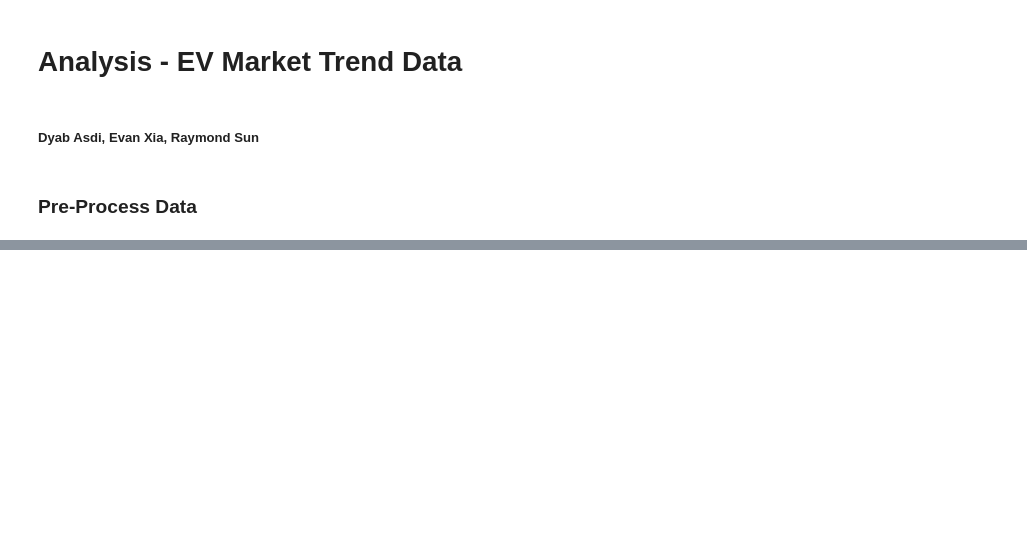
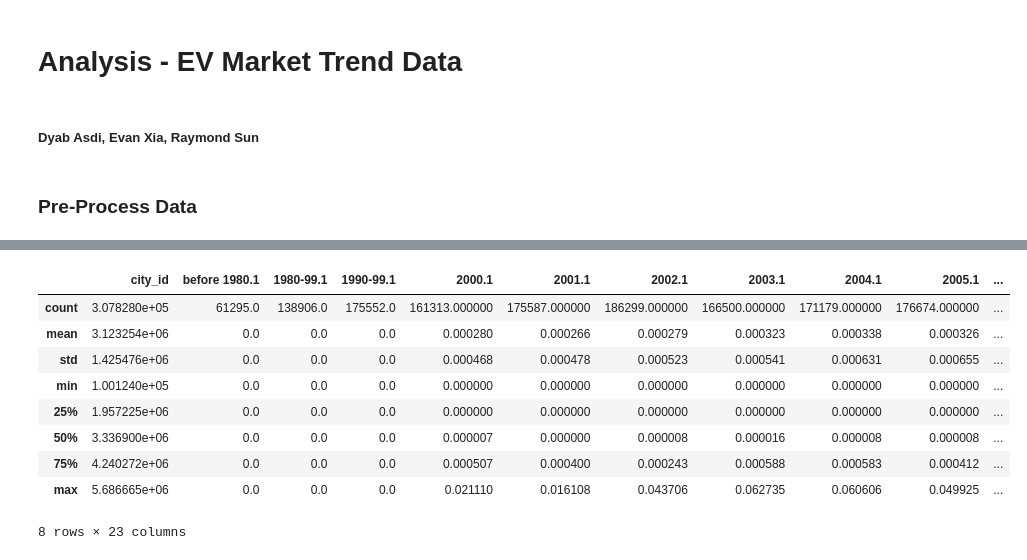
Before and after one commit to dyabasdi/Data-Visualization, a Jupyter notebook: Project/analysis.ipynb, the cells around one changed output, grey strips where cells are left out. Saved outputs shown, nothing was run; the diff lists cells and outputs as text; code cells hidden in the pictures; blank space fills up the shorter version.

```diff
--- a/Project/analysis.ipynb
+++ b/Project/analysis.ipynb
@@ -55,0 +164,3 @@ Name: 0, dtype: object
+# %%
+df2 = pd.read_csv("2016cityandcountylightdutyvehicleinventory.csv")
+df2.head()
@@ -55,0 +195,13 @@ Name: 0, dtype: object
+# %%
+df2.describe()
+# %% [output]
+|  | city_id | before 1980.1 | 1980-99.1 | 1990-99.1 | 2000.1 | 2001.1 | 2002.1 | 2003.1 | 2004.1 | 2005.1 | ... |
+| count | 3.078280e+05 | 61295.0 | 138906.0 | 175552.0 | 161313.000000 | 175587.000000 | 186299.000000 | 166500.000000 | 171179.000000 | 176674.000000 | ... |
+| mean | 3.123254e+06 | 0.0 | 0.0 | 0.0 | 0.000280 | 0.000266 | 0.000279 | 0.000323 | 0.000338 | 0.000326 | ... |
+| std | 1.425476e+06 | 0.0 | 0.0 | 0.0 | 0.000468 | 0.000478 | 0.000523 | 0.000541 | 0.000631 | 0.000655 | ... |
+| min | 1.001240e+05 | 0.0 | 0.0 | 0.0 | 0.000000 | 0.000000 | 0.000000 | 0.000000 | 0.000000 | 0.000000 | ... |
+| 25% | 1.957225e+06 | 0.0 | 0.0 | 0.0 | 0.000000 | 0.000000 | 0.000000 | 0.000000 | 0.000000 | 0.000000 | ... |
+| 50% | 3.336900e+06 | 0.0 | 0.0 | 0.0 | 0.000007 | 0.000000 | 0.000008 | 0.000016 | 0.000008 | 0.000008 | ... |
+| 75% | 4.240272e+06 | 0.0 | 0.0 | 0.0 | 0.000507 | 0.000400 | 0.000243 | 0.000588 | 0.000583 | 0.000412 | ... |
+| max | 5.686665e+06 | 0.0 | 0.0 | 0.0 | 0.021110 | 0.016108 | 0.043706 | 0.062735 | 0.060606 | 0.049925 | ... |
+8 rows × 23 columns
```
Also changed, not shown: parts of 13 cells of this notebook, 16 other files.
